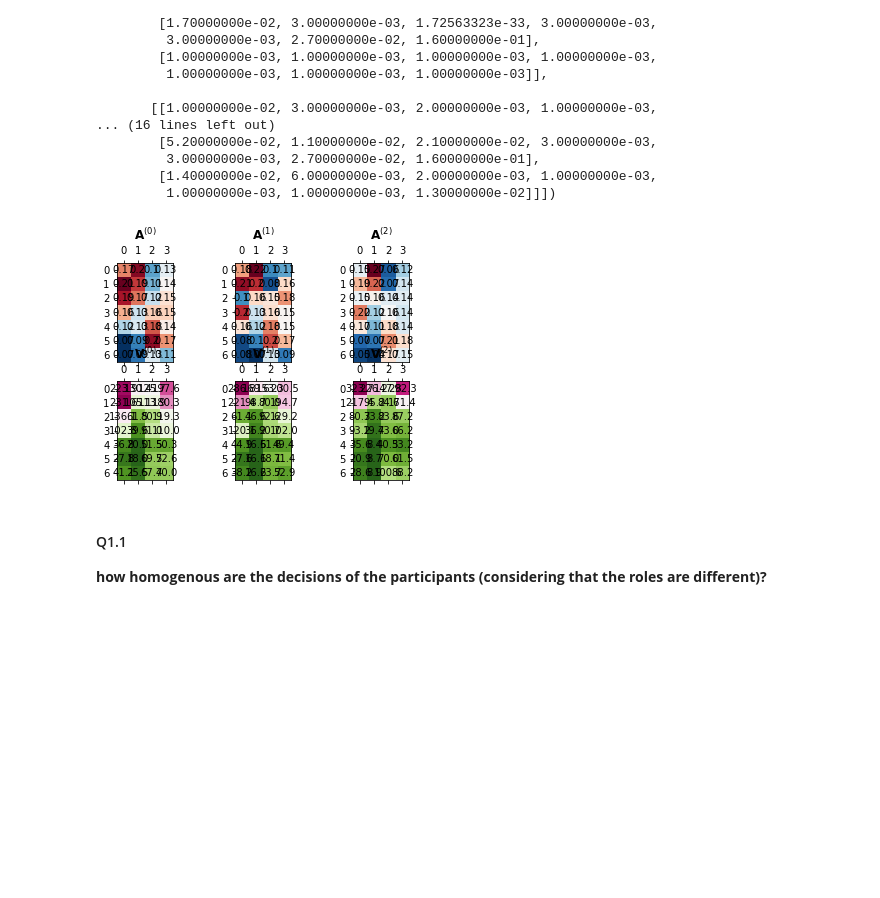
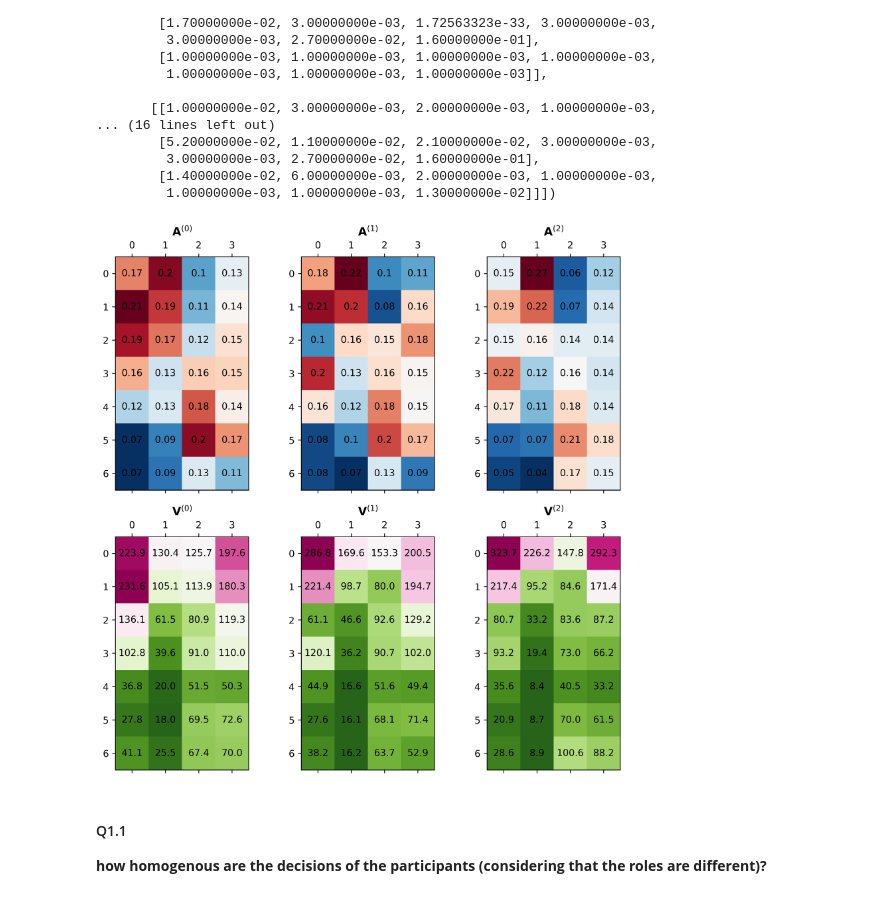
Before and after one commit to shervinazadi/EquiCity_Data, a Jupyter notebook: notebooks/ECG_PP_16_Explore_Data_Descriptions.ipynb, the cells around one changed output. Saved outputs shown, nothing was run; the diff lists cells and outputs as text; code cells hidden in the pictures; blank space fills up the shorter version.

Commit message:
tensor plot updated

```diff
--- a/notebooks/ECG_PP_16_Explore_Data_Descriptions.ipynb
+++ b/notebooks/ECG_PP_16_Explore_Data_Descriptions.ipynb
@@ -150,18 +150,21 @@ def plot_matrix(ax, matrix, cmap, title_text, decimals=2):
 # %%
 fig, ax = plt.subplots(2, 3)
 fig.set_facecolor((1,1,1,1))
+
+fig.set_size_inches(10, 10)
+fig.set_dpi(600)
 
 plot_matrix(ax[0,0], D[0,:, :-1], "RdBu_r", r"$\mathbf{A}^{(0)}$", 2)
 plot_matrix(ax[0,1], D[1,:, :-1], "RdBu_r", r"$\mathbf{A}^{(1)}$", 2)
 plot_matrix(ax[0,2], D[2,:, :-1], "RdBu_r", r"$\mathbf{A}^{(2)}$", 2)
 plot_matrix(ax[1,0], V[0,:, :-1], "PiYG_r", r"$\mathbf{V}^{(0)}$", 1)
 plot_matrix(ax[1,1], V[1,:, :-1], "PiYG_r", r"$\mathbf{V}^{(1)}$", 1)
 plot_matrix(ax[1,2], V[2,:, :-1], "PiYG_r", r"$\mathbf{V}^{(2)}$", 1)
 
-# fig.savefig("../out/Tensor_Plots_A_V_per_Round.pdf", facecolor=fig.get_facecolor())
-# fig.savefig("../out/Tensor_Plots_A_V_per_Round.png", dpi=600, facecolor=fig.get_facecolor())
+fig.savefig("../out/Tensor_Plots_A_V_per_Round.pdf")
+fig.savefig("../out/Tensor_Plots_A_V_per_Round.png")
 # %% [output]
-[figure, old version]
+[figure, new version]
 # %%
 # extract the max area of each site and bring it to the right shape
 site_max_area_toshape = problem_dict['site_max_area'].reshape(1,1,-1,1)
```
Also changed, not shown: 1 other file.
